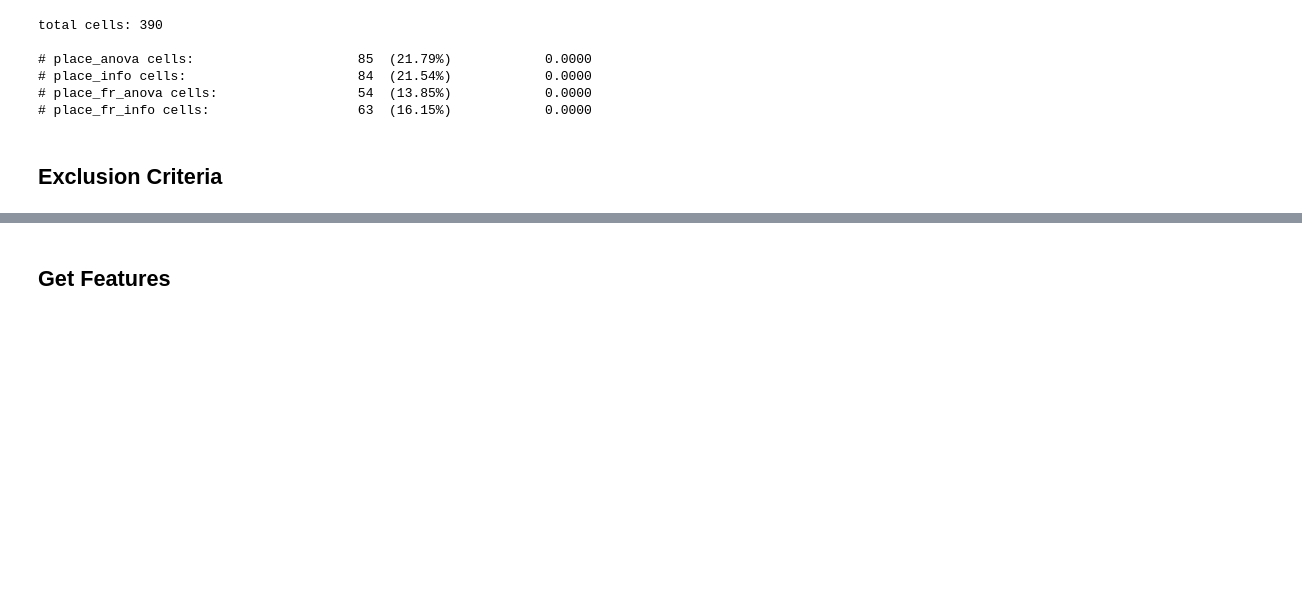
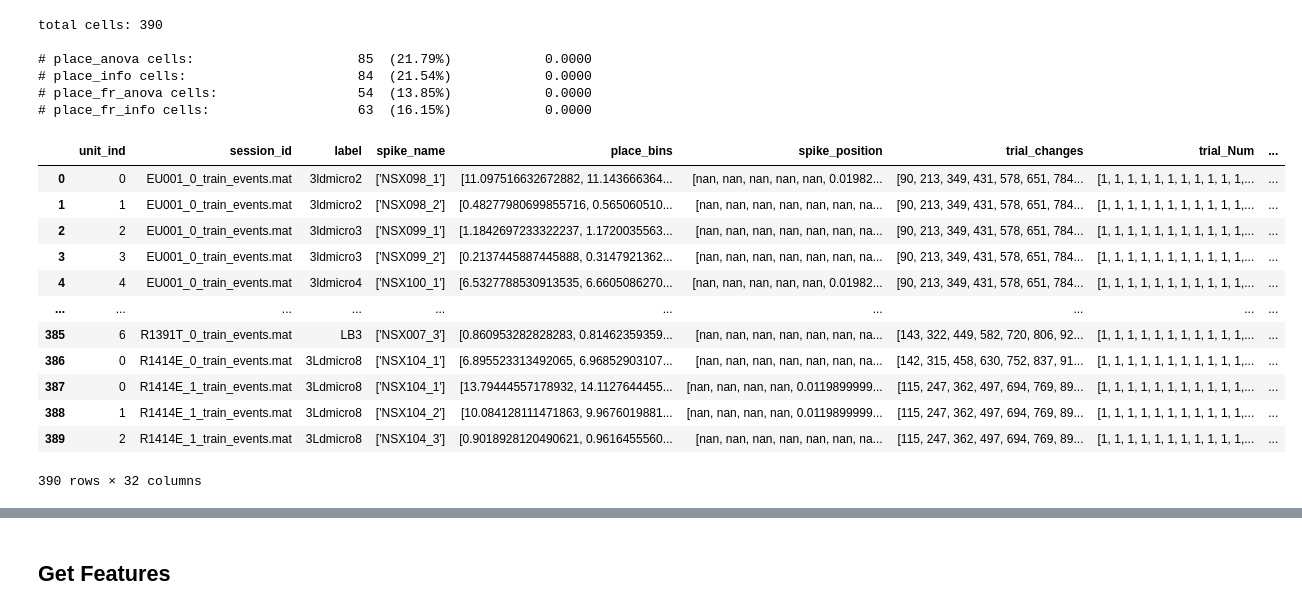
Before and after one commit to HSNPipeline/AnalyzeTrain, a Jupyter notebook: FIGURE_HUMAN/FIGURE_HumanPCA.ipynb, the cells around one changed output, grey strips where cells are left out. Cells and saved outputs as stored; diff of their text form; code cells hidden in the pictures; blank space fills up the shorter version.

```diff
--- a/FIGURE_HUMAN/FIGURE_HumanPCA.ipynb
+++ b/FIGURE_HUMAN/FIGURE_HumanPCA.ipynb
@@ -97,5 +97,3 @@ labels = all_results['label']
 # %%
 all_results['channel'] = spike_names.str.extract(r'(?:NSX|CSC)(\d+)')[0].str.lstrip('0')
 all_results['sessions'] = all_results['session_id'].str.extract(r'(\w+)_(\d+)_train_events.mat')[0] + '_' + all_results['session_id'].str.extract(r'(\w+)_(\d+)_train_events.mat')[1]
-# %% [markdown]
-## Exclusion Criteria
@@ -108,0 +100,16 @@ all_results['sessions'] = all_results['session_id'].str.extract(r'(\w+)_(\d+)_tr
+# %%
+all_results
+# %% [output]
+|  | unit_ind | session_id | label | spike_name | place_bins | spike_position | trial_changes | trial_Num | ... |
+| 0 | 0 | EU001_0_train_events.mat | 3ldmicro2 | ['NSX098_1'] | [11.097516632672882, 11.143666364... | [nan, nan, nan, nan, nan, 0.01982... | [90, 213, 349, 431, 578, 651, 784... | [1, 1, 1, 1, 1, 1, 1, 1, 1, 1, 1,... | ... |
+| 1 | 1 | EU001_0_train_events.mat | 3ldmicro2 | ['NSX098_2'] | [0.48277980699855716, 0.565060510... | [nan, nan, nan, nan, nan, nan, na... | [90, 213, 349, 431, 578, 651, 784... | [1, 1, 1, 1, 1, 1, 1, 1, 1, 1, 1,... | ... |
+| 2 | 2 | EU001_0_train_events.mat | 3ldmicro3 | ['NSX099_1'] | [1.1842697233322237, 1.1720035563... | [nan, nan, nan, nan, nan, nan, na... | [90, 213, 349, 431, 578, 651, 784... | [1, 1, 1, 1, 1, 1, 1, 1, 1, 1, 1,... | ... |
+| 3 | 3 | EU001_0_train_events.mat | 3ldmicro3 | ['NSX099_2'] | [0.2137445887445888, 0.3147921362... | [nan, nan, nan, nan, nan, nan, na... | [90, 213, 349, 431, 578, 651, 784... | [1, 1, 1, 1, 1, 1, 1, 1, 1, 1, 1,... | ... |
+| 4 | 4 | EU001_0_train_events.mat | 3ldmicro4 | ['NSX100_1'] | [6.5327788530913535, 6.6605086270... | [nan, nan, nan, nan, nan, 0.01982... | [90, 213, 349, 431, 578, 651, 784... | [1, 1, 1, 1, 1, 1, 1, 1, 1, 1, 1,... | ... |
+| ... | ... | ... | ... | ... | ... | ... | ... | ... | ... |
+| 385 | 6 | R1391T_0_train_events.mat | LB3 | ['NSX007_3'] | [0.860953282828283, 0.81462359359... | [nan, nan, nan, nan, nan, nan, na... | [143, 322, 449, 582, 720, 806, 92... | [1, 1, 1, 1, 1, 1, 1, 1, 1, 1, 1,... | ... |
+| 386 | 0 | R1414E_0_train_events.mat | 3Ldmicro8 | ['NSX104_1'] | [6.895523313492065, 6.96852903107... | [nan, nan, nan, nan, nan, nan, na... | [142, 315, 458, 630, 752, 837, 91... | [1, 1, 1, 1, 1, 1, 1, 1, 1, 1, 1,... | ... |
+| 387 | 0 | R1414E_1_train_events.mat | 3Ldmicro8 | ['NSX104_1'] | [13.79444557178932, 14.1127644455... | [nan, nan, nan, nan, 0.0119899999... | [115, 247, 362, 497, 694, 769, 89... | [1, 1, 1, 1, 1, 1, 1, 1, 1, 1, 1,... | ... |
+| 388 | 1 | R1414E_1_train_events.mat | 3Ldmicro8 | ['NSX104_2'] | [10.084128111471863, 9.9676019881... | [nan, nan, nan, nan, 0.0119899999... | [115, 247, 362, 497, 694, 769, 89... | [1, 1, 1, 1, 1, 1, 1, 1, 1, 1, 1,... | ... |
+| 389 | 2 | R1414E_1_train_events.mat | 3Ldmicro8 | ['NSX104_3'] | [0.9018928120490621, 0.9616455560... | [nan, nan, nan, nan, nan, nan, na... | [115, 247, 362, 497, 694, 769, 89... | [1, 1, 1, 1, 1, 1, 1, 1, 1, 1, 1,... | ... |
+390 rows × 32 columns
```
Also changed, not shown: parts of 28 cells of this notebook, 3 other files.
